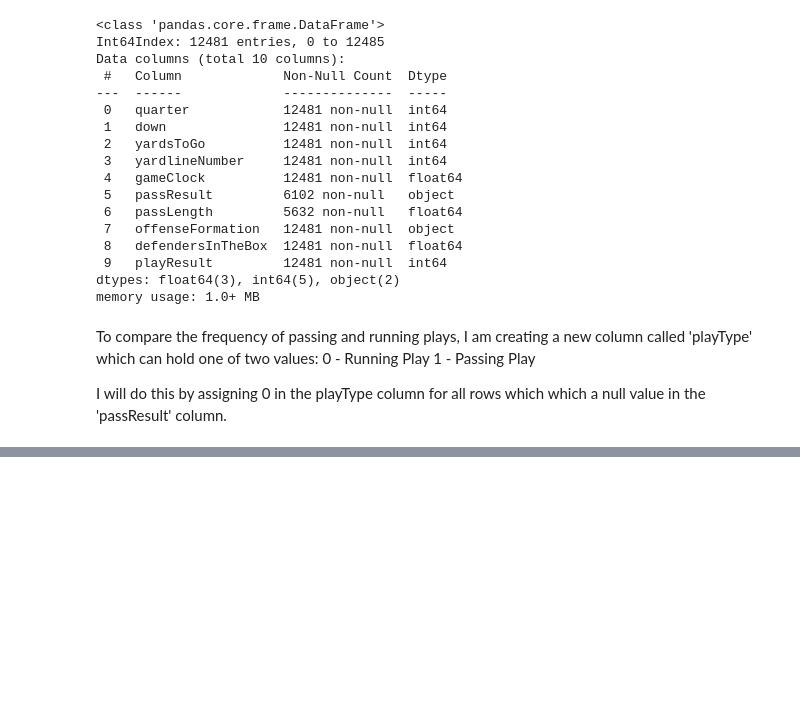
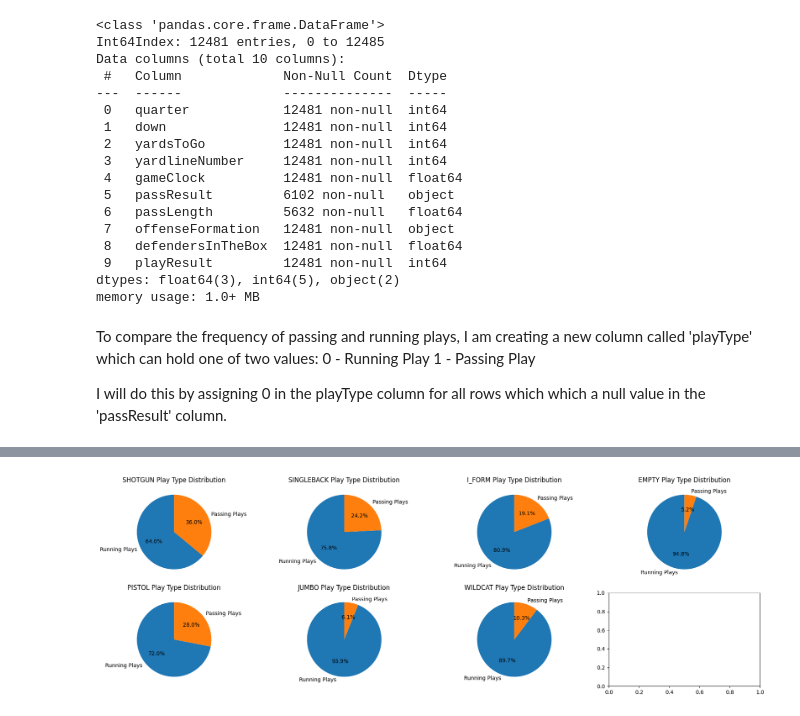
Before and after one commit to HimalKarkal/NFL, a Jupyter notebook: Plays.ipynb, the cells around one changed output, grey strips where cells are left out. Saved outputs shown, nothing was run; the diff lists cells and outputs as text; code cells hidden in the pictures; blank space fills up the shorter version.

```diff
--- a/Plays.ipynb
+++ b/Plays.ipynb
@@ -154,0 +173,28 @@ The two bar graphs show that frequency of running and passing plays in NFL are v
+# %%
+#PlayType distribution by Offense Type.
+
+# Creating a dictionary to store the play type counts for each offense formation.
+formation_play_counts = {}
+
+# Looping through each offense formation and counting the number of running and passing plays.
+for formation in ['SHOTGUN', 'SINGLEBACK', 'I_FORM', 'EMPTY', 'PISTOL', 'JUMBO', 'WILDCAT']:
+  formation_df = df[df['offenseFormation'] == formation]
+  play_type_counts = formation_df['playType'].value_counts()
+  formation_play_counts[formation] = play_type_counts
+
+# Creating a figure with 2 rows and 4 columns.
+fig, axes = plt.subplots(2, 4, figsize=(18, 6))
+
+# Looping through each offense formation and creating a pie chart for each.
+for i, formation in enumerate(['SHOTGUN', 'SINGLEBACK', 'I_FORM', 'EMPTY', 'PISTOL', 'JUMBO', 'WILDCAT']):
+  ax = axes[i // 4][i % 4]
+  play_type_counts = formation_play_counts[formation]
+  labels = ['Running Plays', 'Passing Plays']
+  ax.pie(play_type_counts, labels=labels, autopct="%1.1f%%", startangle=90)
+  ax.set_title(f"{formation} Play Type Distribution")
+
+# Adjusting the spacing between subplots and displaying the figure.
+plt.tight_layout()
+plt.show()
+# %% [output]
+[figure, added]
```
Also changed, not shown: parts of 9 cells of this notebook.
